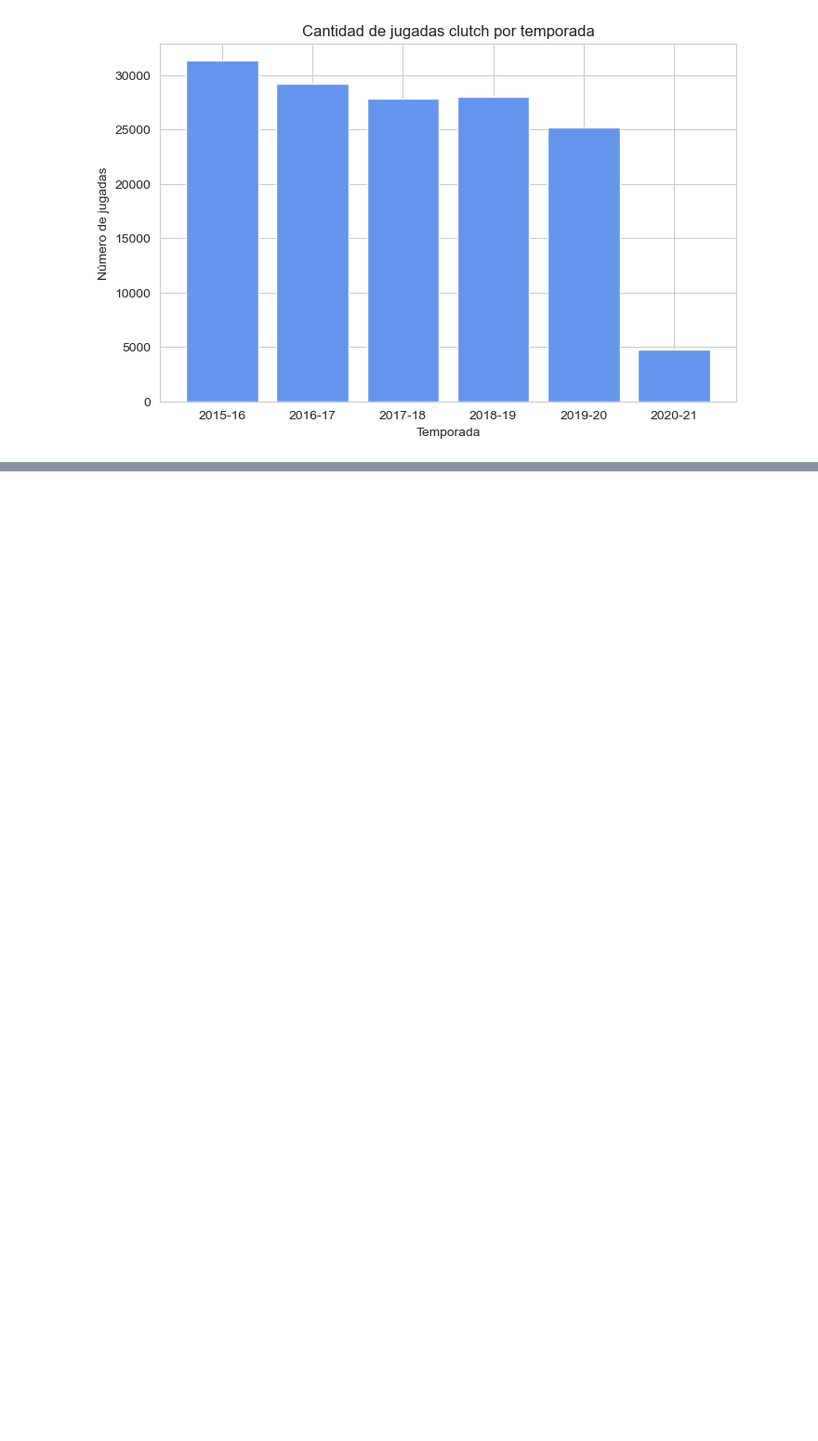
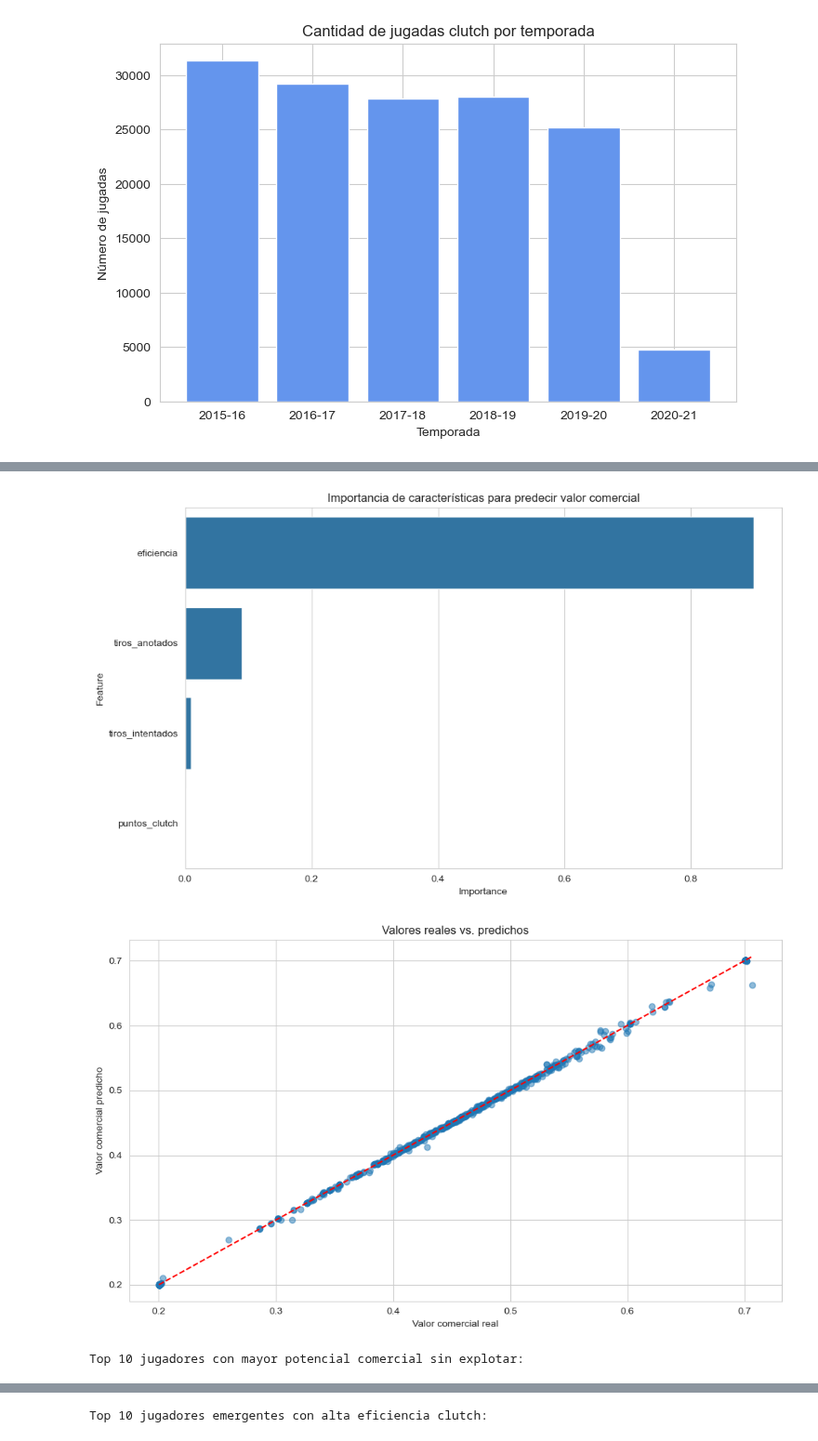
Before and after one commit to jorge-ivan-jimenez-reyes/DataScienceB, a Jupyter notebook: TercerExamen/Presentation.ipynb, the cells around one changed output, grey strips where cells are left out. Shown at 93% size. Saved outputs shown, nothing was run; the diff lists cells and outputs as text; code cells hidden in the pictures; blank space fills up the shorter version.

```diff
--- a/TercerExamen/Presentation.ipynb
+++ b/TercerExamen/Presentation.ipynb
@@ -428,0 +562,16 @@ if "clutch_stats.csv" in csvs:
+# %%
+def definir_valor_comercial(df_model):
+    # Si tienes columna de salario
+    if "salary" in df_model.columns:
+        df_model["valor_comercial"] = df_model["salary"]
+        print("Usando 'salary' como proxy de valor comercial")
+    else:
+        # Crear un índice compuesto como proxy del valor comercial
+        print("Creando índice compuesto como proxy de valor comercial")
+        df_model["valor_comercial_index"] = (
+            df_model["eficiencia"] * 0.5 +
+            df_model["tiros_intentados"] / df_model["tiros_intentados"].max() * 0.3 +
+            0.2  # Placeholder para otras métricas
+        )
+
+    return df_model
@@ -428,0 +770,56 @@ if "clutch_stats.csv" in csvs:
+# %%
+
+# 7. Ejecutar todo el proceso
+# Primero asegúrate de tener los DataFrames necesarios cargados
+
+# Calcular métricas clutch (si no las tienes ya)
+clutch_stats = calcular_metricas_clutch(df_pbp_all)
+
+# Crear dataset para modelado
+df_model = crear_dataset_modelado(clutch_stats, df_player, df_other_stats, df_draft)
+
+# Definir valor comercial
+df_model = definir_valor_comercial(df_model)
+
+# Preparar features
+df_model, features, target_column = preparar_features(df_model)
+# Entrenar modelo
+model, feature_importance = entrenar_modelo(df_model, features, target=target_column)
+# Hacer predicciones en todo el dataset
+df_model["valor_comercial_pred"] = model.predict(df_model[features])
+
+# Visualizar resultados
+visualizar_resultados(df_model, feature_importance)
+
+# 8. Identificar jugadores infravalorados o con alto potencial comercial
+def identificar_oportunidades(df_model):
+    # Determinar qué columna usar como valor comercial
+    target_col = "valor_comercial_index"  # Usar el mismo que estás usando como target
+
+    # Calcular la diferencia entre valor predicho y actual
+    df_model["potencial_adicional"] = df_model["valor_comercial_pred"] - df_model[target_col]
+
+    # Jugadores infravalorados (alto potencial adicional)
+    infravalorados = df_model.sort_values("potencial_adicional", ascending=False).head(10)
+
+    cols_to_display = [c for c in ["full_name", target_col, "valor_comercial_pred", "potencial_adicional", "eficiencia"]
+                      if c in df_model.columns]
+
+    print("Top 10 jugadores con mayor potencial comercial sin explotar:")
+    display(infravalorados[cols_to_display])
+
+    # Jugadores emergentes (buena eficiencia clutch pero bajo valor comercial actual)
+    emergentes = df_model[df_model[target_col] < df_model[target_col].median()]
+    emergentes = emergentes.sort_values("eficiencia", ascending=False).head(10)
+
+    cols_emergentes = [c for c in ["full_name", target_col, "eficiencia", "tiros_intentados"]
+                      if c in df_model.columns]
+
+    print("\nTop 10 jugadores emergentes con alta eficiencia clutch:")
+    display(emergentes[cols_emergentes])
+
+    return infravalorados, emergentes
+
+# Identificar oportunidades de marketing y fichajes
+infravalorados, emergentes = identificar_oportunidades(df_model)
+# %% [output]
@@ -428,0 +843,3 @@ if "clutch_stats.csv" in csvs:
+[figure, added]
+[figure, added]
+Top 10 jugadores con mayor potencial comercial sin explotar:
@@ -428,0 +858 @@ if "clutch_stats.csv" in csvs:
+Top 10 jugadores emergentes con alta eficiencia clutch:
```
Also changed, not shown: parts of 20 cells of this notebook.
